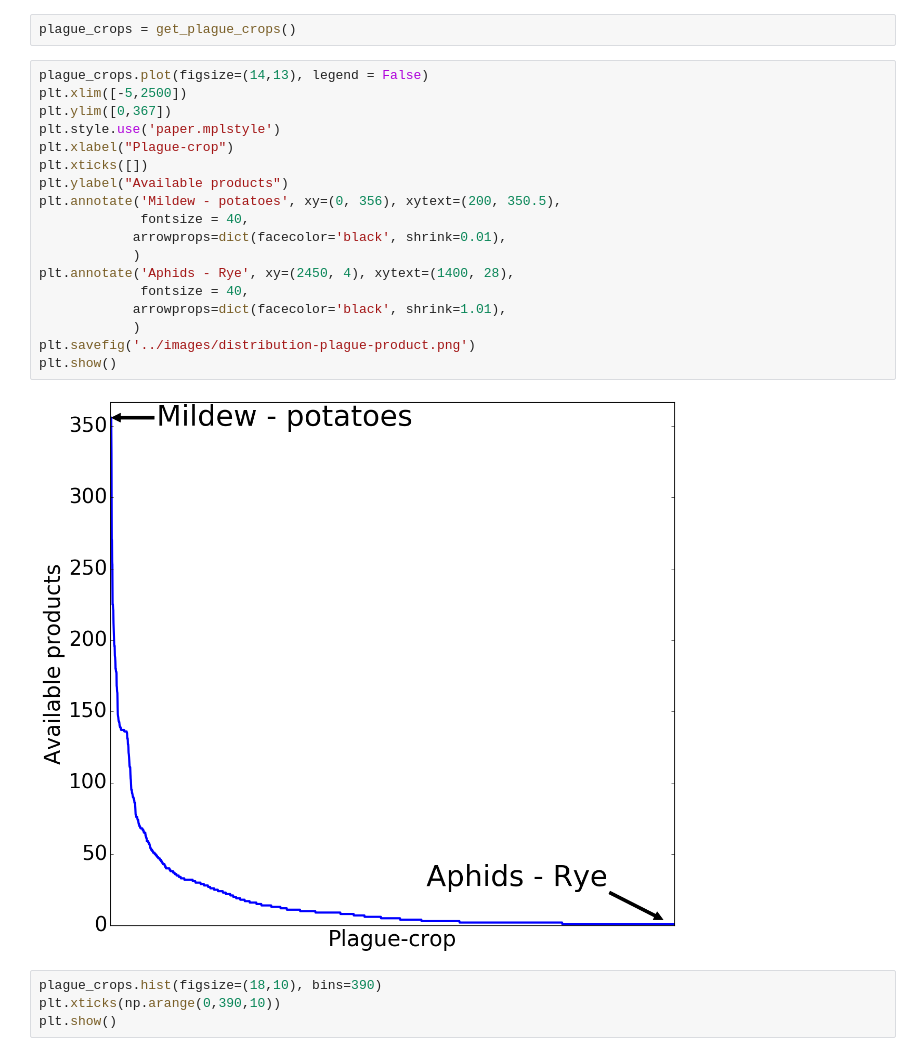
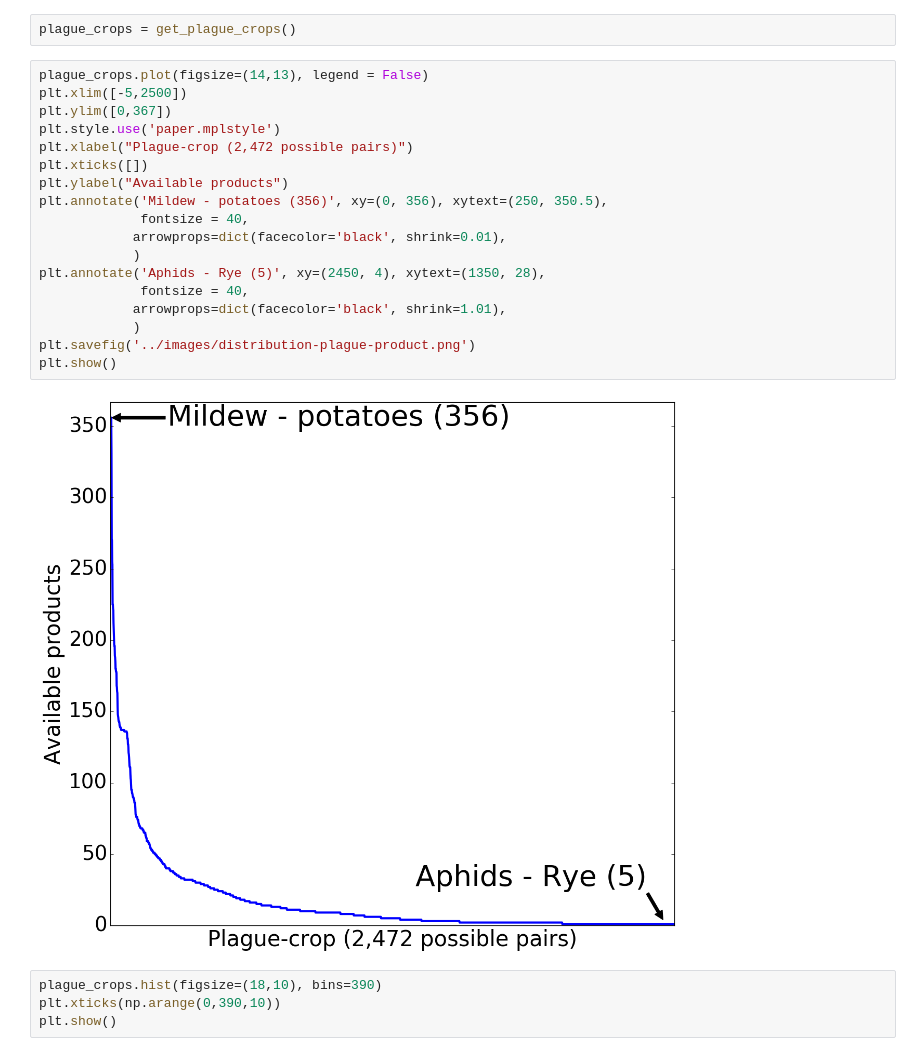
Before and after one commit to borjaeg/thete, a Jupyter notebook: Paper-Applicability-Analysis.ipynb, the cells around one changed output. Drawn from its saved outputs; the diff is of its cells as text.

Commit message:
improving visualization

```diff
--- a/Paper-Applicability-Analysis.ipynb
+++ b/Paper-Applicability-Analysis.ipynb
@@ -12,23 +12,23 @@ plague_crops = get_plague_crops()
 # %%
 plague_crops.plot(figsize=(14,13), legend = False)
 plt.xlim([-5,2500])
 plt.ylim([0,367])
 plt.style.use('paper.mplstyle')
-plt.xlabel("Plague-crop")
+plt.xlabel("Plague-crop (2,472 possible pairs)")
 plt.xticks([])
 plt.ylabel("Available products")
-plt.annotate('Mildew - potatoes', xy=(0, 356), xytext=(200, 350.5),
+plt.annotate('Mildew - potatoes (356)', xy=(0, 356), xytext=(250, 350.5),
              fontsize = 40,
             arrowprops=dict(facecolor='black', shrink=0.01),
             )
-plt.annotate('Aphids - Rye', xy=(2450, 4), xytext=(1400, 28),
+plt.annotate('Aphids - Rye (5)', xy=(2450, 4), xytext=(1350, 28),
              fontsize = 40,
             arrowprops=dict(facecolor='black', shrink=1.01),
             )
 plt.savefig('../images/distribution-plague-product.png')
 plt.show()
 # %% [output]
-[figure, old version]
+[figure, new version]
 # %%
 plague_crops.hist(figsize=(18,10), bins=390)
 plt.xticks(np.arange(0,390,10))
```
